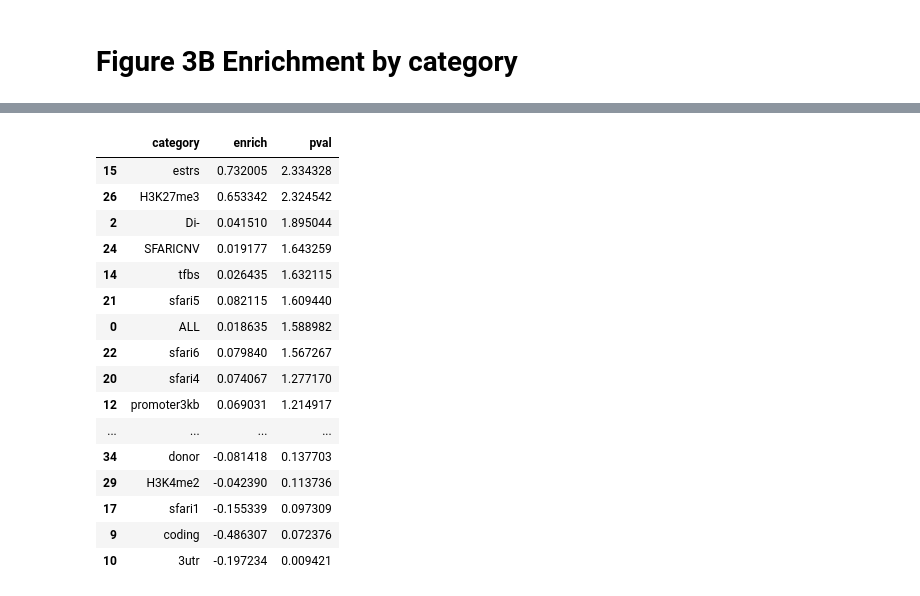
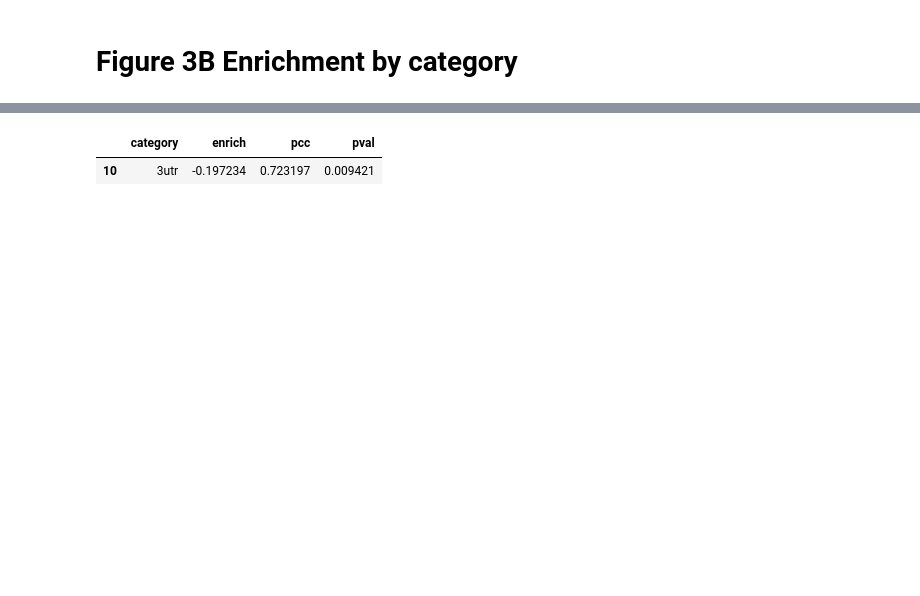
Before and after one commit to gymreklab/ssc-imputation, a Jupyter notebook: denovos2/Figures/Figure3_ASD.ipynb, the cells around one changed output, grey strips where cells are left out. Cells and saved outputs as stored; diff of their text form; code cells hidden in the pictures; blank space fills up the shorter version.

```diff
--- a/denovos2/Figures/Figure3_ASD.ipynb
+++ b/denovos2/Figures/Figure3_ASD.ipynb
@@ -71,0 +101,2 @@ Populating the interactive namespace from numpy and matplotlib
+# %%
+TFs = ["ARID3A", "ATF2", "ATF7", "BACH1", "BATF", "BCL11A", "BCLAF1", "BHLHE40", "BMI1", "BRCA1", "CBFB", "CBX3", "CBX5", "CBX8", "CEBPB", "CEBPZ", "CHD1", "CHD2", "CHD4", "CHD7", "CREM", "CTBP1", "CTCF", "CUX1", "DPF2", "E2F4", "EBF1", "EED", "EGR1", "ELF1", "ELK1", "EP300", "ESRRA", "ETV6", "FOS", "FOXK2", "GABPA", "GATAD2B", "HCFC1", "HDAC2", "HDGF", "HSF1", "IKZF1", "IKZF2", "IRF3", "IRF5", "JUNB", "JUND", "KDM1A", "KDM5A", "MAFK", "MAX", "MAZ", "MEF2C", "MLLT1", "MTA2", "MTA3", "MXI1", "MYB", "MYC", "NBN", "NFE2", "NFIC", "NFXL1", "NFYA", "NFYB", "NR2C1", "NR2C2", "NR2F1", "NRF1", "PKNOX1", "POLR2A", "POLR2AphosphoS2", "POLR2AphosphoS5", "POLR3G", "RAD21", "RAD51", "RB1", "RBBP5", "RCOR1", "RELB", "REST", "RFX5", "RUNX3", "SIN3A", "SKIL", "SMAD5", "SMARCA5", "SMC3", "SP1", "SPI1", "SRF", "STAT1", "STAT3", "TAF1", "TARDBP", "TBL1XR1", "TBP", "TBX21", "TCF12", "TCF7", "TRIM22", "UBTF", "USF1", "USF2", "WHSC1", "WRNIP1", "YBX1", "YY1", "ZBED1", "ZBTB40", "ZEB1", "ZNF143", "ZNF207", "ZNF217", "ZNF24", "ZNF384", "ZNF592", "ZNF687", "ZSCAN29", "ZZZ3"]
@@ -134,48 +201,63 @@ categories = ["ALL"]
 odds, p = GetASDEnrichment(data)
 pvals = [p]
 enrichments = [odds]
+pcc = GetRareAlleleEnrich(data)
 colors = ["black"]
+pccs = [pcc]
 for period in range(1, 7):
     categories.append(PLABELS[period])
     odds, p = GetASDEnrichment(data[data["period"]==period])
+    pcc = GetRareAlleleEnrich(data[data["period"]==period])
     pvals.append(p)
     enrichments.append(odds)
     colors.append(PCOLORS[period])
+    pccs.append(pcc)
 # Transcribed
 categories.append("Transcribed")
 odds, p = GetASDEnrichment(data[data["gene"]!="."])
+pcc = GetRareAlleleEnrich(data[data["gene"]!="."])
 pvals.append(p)
 enrichments.append(odds)
 colors.append("white")
+pccs.append(pcc)
+
 # STRCons Z TODO redo with new scores
 categories.append("strconsZ")
 odds, p = GetASDEnrichment(data[data.apply(lambda x: x["strconsZ"]!="." and float(x["strconsZ"])<0, 1)])
+pcc = GetRareAlleleEnrich(data[data.apply(lambda x: x["strconsZ"]!="." and float(x["strconsZ"])<0, 1)])
 pvals.append(p)
 enrichments.append(odds)
+pccs.append(pcc)
 colors.append("cyan")
 
 # Genomic region
-for col in ["coding","3utr","5utr","promoter3kb","rnabp","tfbs","estrs","introns"]:
+for col in ["coding","3utr","5utr","promoter3kb","rnabp","rnabpTARDBP", "tfbs","estrs","introns"]:
     categories.append(col)
     odds, p = GetASDEnrichment(data[data[col]>=1])
+    pcc = GetRareAlleleEnrich(data[data[col]>=1])
     pvals.append(p)
     enrichments.append(odds)
     colors.append("white")
+    pccs.append(pcc)
 
 # SFARI gene score
 for col in ["sfari1","sfari2","sfari3","sfari4","sfari5","sfari6","sfariS"]:
     categories.append(col)
     odds, p = GetASDEnrichment(data[data[col]>=1])
+    pcc = GetRareAlleleEnrich(data[data[col]>=1])
     pvals.append(p)
     enrichments.append(odds)
     colors.append("purple")
+    pccs.append(pcc)
 
 # SFARI CNV
 categories.append("SFARICNV")
 odds, p = GetASDEnrichment(data[data["sfaricnv"]>=1])
+pcc = GetRareAlleleEnrich(data[data["sfaricnv"]>=1])
 pvals.append(p)
 enrichments.append(odds)
 colors.append("purple")
+pccs.append(pcc)
 
 #for m in motifs:
 #    categories.append(m)
@@ -187,21 +269,36 @@ colors.append("purple")
 for h in ['H3K27ac', 'H3K27me3','H3K36me3', 'H3K4me1', 'H3K4me2', 'H3K4me3', 'H3K79me2', 'H3K9ac','H4K20me1']:
     categories.append(h)
     odds, p = GetASDEnrichment(data[data[h]>=1])
+    pcc = GetRareAlleleEnrich(data[data[h]>=1])
     pvals.append(p)
     enrichments.append(odds)
     colors.append("gold")
+    pccs.append(pcc)
+
+for tf in TFs:
+    categories.append(tf)
+    odds, p = GetASDEnrichment(data[data[tf]>=1])
+    pcc = GetRareAlleleEnrich(data[data[tf]>=1])
+    pvals.append(p)
+    enrichments.append(odds)
+    colors.append("blue")
+    pccs.append(pcc)
 
 categories.append("donor")
-odds, p = GetASDEnrichment(data[(data["donor"]>0) & (data["donor"]<500)])
+odds, p = GetASDEnrichment(data[(data["donor"]>0) & (data["donor"]<100)])
+pcc = GetRareAlleleEnrich(data[(data["donor"]>0) & (data["donor"]<100)])
 pvals.append(p)
 enrichments.append(odds)
 colors.append("gold")
+pccs.append(pcc)
 
 categories.append("acceptor")
-odds, p = GetASDEnrichment(data[(data["acceptor"]<0) & (data["acceptor"]>-500)])
+odds, p = GetASDEnrichment(data[(data["acceptor"]<0) & (data["acceptor"]>-100)])
+pcc = GetRareAlleleEnrich(data[(data["acceptor"]<0) & (data["acceptor"]>-100)])
 pvals.append(p)
 enrichments.append(odds)
 colors.append("gold")
+pccs.append(pcc)
 # %%
 size = (10, 4)
 fig = plt.figure()
@@ -243,27 +340,14 @@ ax.set_yticklabels(["%0.2f"%(x) for x in ax.get_yticks()], size=12);
 # %%
 edata = pd.DataFrame(
     {
         "category": categories,
         "pval": pvals,
-        "enrich": enrichments
+        "enrich": enrichments,
+        "pcc": pccs,
     }
 )
-edata.sort("pval", ascending=False)
+#edata.sort("pval", ascending=True)
+edata[edata["category"]=="3utr"]
 # %% [output]
-|  | category | enrich | pval |
-| 15 | estrs | 0.732005 | 2.334328 |
-| 26 | H3K27me3 | 0.653342 | 2.324542 |
-| 2 | Di- | 0.041510 | 1.895044 |
-| 24 | SFARICNV | 0.019177 | 1.643259 |
-| 14 | tfbs | 0.026435 | 1.632115 |
-| 21 | sfari5 | 0.082115 | 1.609440 |
-| 0 | ALL | 0.018635 | 1.588982 |
-| 22 | sfari6 | 0.079840 | 1.567267 |
-| 20 | sfari4 | 0.074067 | 1.277170 |
-| 12 | promoter3kb | 0.069031 | 1.214917 |
-| ... | ... | ... | ... |
-| 34 | donor | -0.081418 | 0.137703 |
-| 29 | H3K4me2 | -0.042390 | 0.113736 |
-| 17 | sfari1 | -0.155339 | 0.097309 |
-| 9 | coding | -0.486307 | 0.072376 |
-| 10 | 3utr | -0.197234 | 0.009421 |
+|  | category | enrich | pcc | pval |
+| 10 | 3utr | -0.197234 | 0.723197 | 0.009421 |
```
Also changed, not shown: parts of 14 cells of this notebook, 12 other files.
